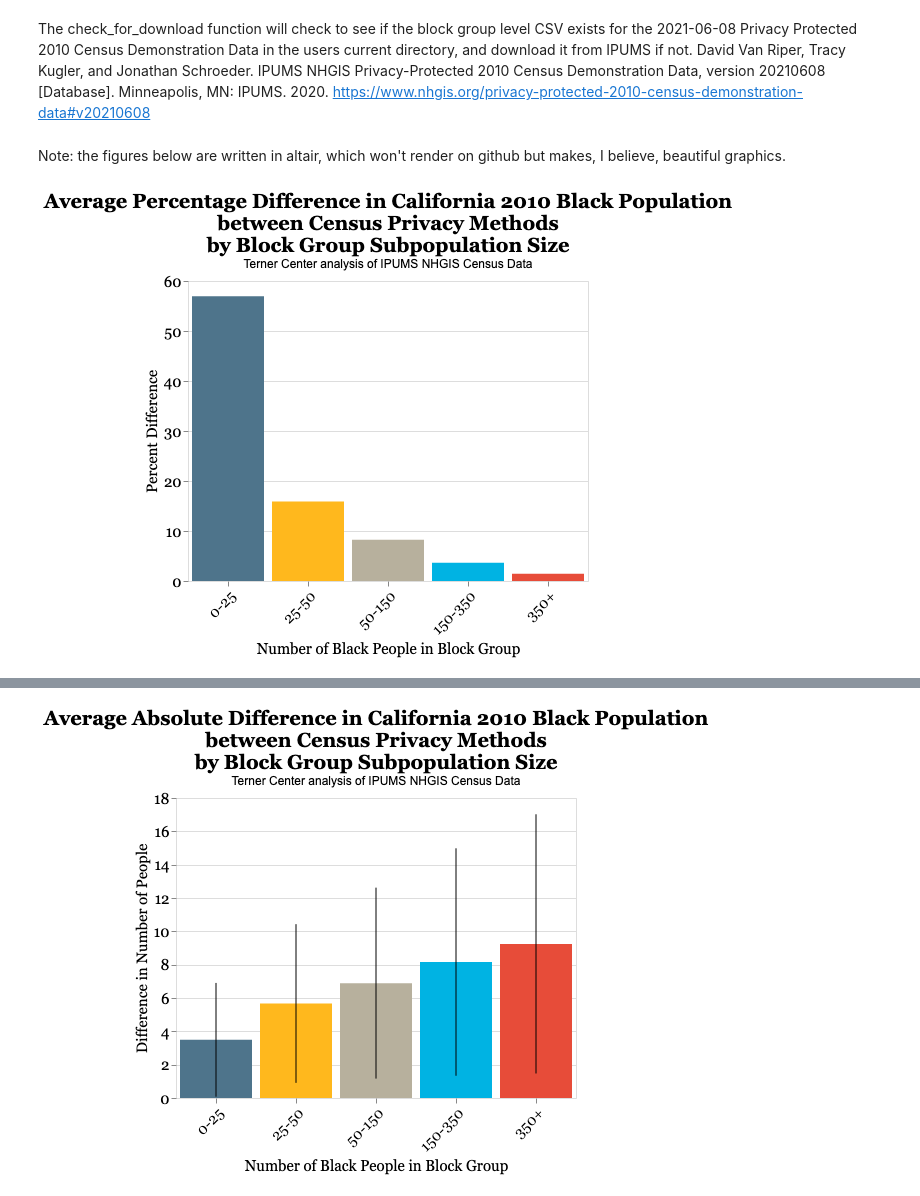
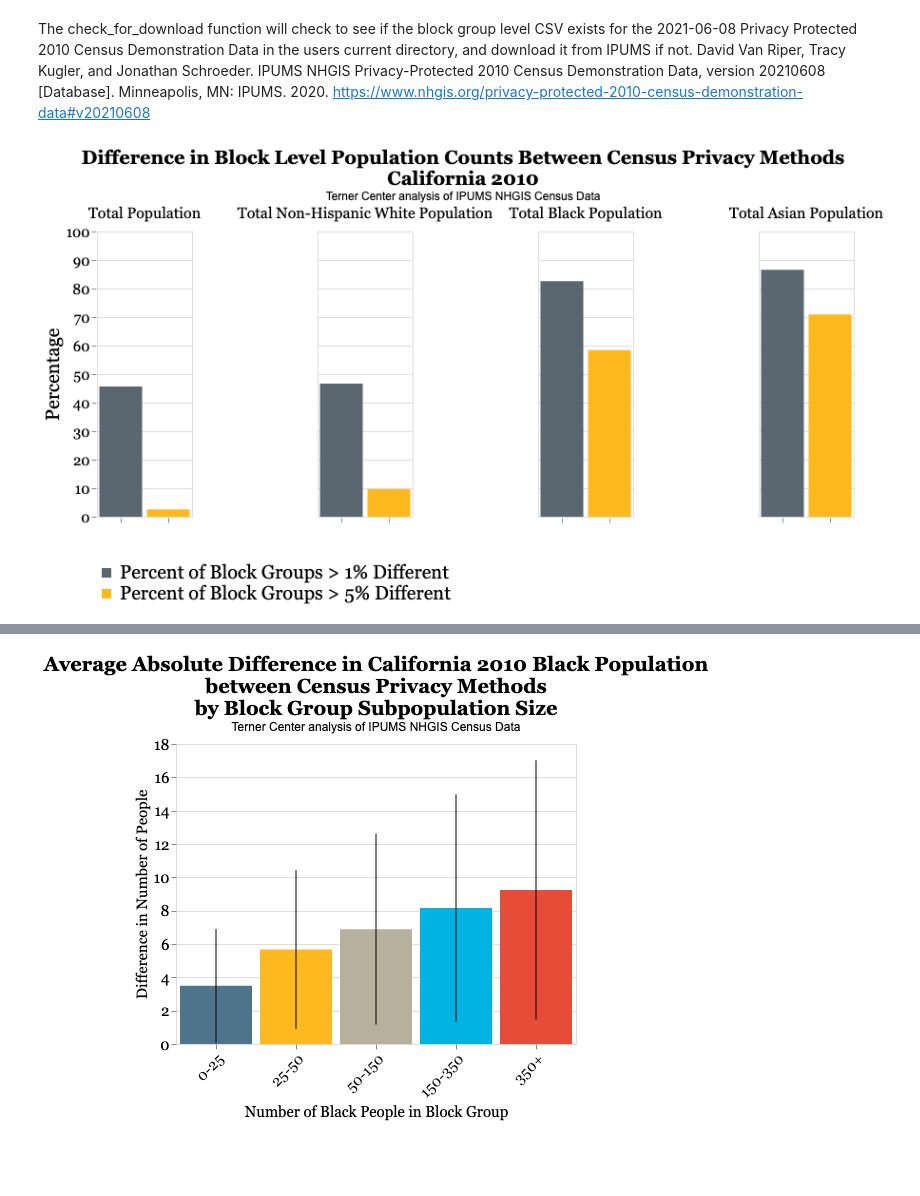
Before and after one commit to Terner-Center/2020_Census_Differential_Privacy, a Jupyter notebook: Differential_Privacy_Census_Final.ipynb, the cells around one changed output, grey strips where cells are left out. Drawn from its saved outputs; the diff is of its cells as text; code cells hidden in the pictures; blank space fills up the shorter version.

```diff
--- a/Differential_Privacy_Census_Final.ipynb
+++ b/Differential_Privacy_Census_Final.ipynb
@@ -101,5 +99,3 @@ cut_labels = ['0-25', '25-50', '50-150', "150-350","350+"]
 black_percent_change = check_thresholds(black,cut_bins,cut_labels,"Black")
 asian_percent_change = check_thresholds(asian,cut_bins,cut_labels,"Asian")
 nh_white_percent_change = check_thresholds(white,cut_bins,cut_labels,"Non-Hispanic White")
-# %% [markdown]
-Note: the figures below are written in altair, which won't render on github but makes, I believe, beautiful graphics.
@@ -108,14 +102,30 @@ Note: the figures below are written in altair, which won't render on github but
-# %%
-#figure 2
-alt.Chart(black_percent_change).mark_bar().encode(
-    alt.X('Population Bins:O',title="Number of Black People in Block Group", sort=['0-25', '25-50', '50-150', "150-350","350+"],axis=alt.Axis( labelAngle=-45)),
-    alt.Y('pct_change_absolute_value mean',title="Percent Difference"),color=alt.Color('Population Bins:O',title="",legend=None,scale=alt.Scale(domain=['0-25', '25-50', '50-150', "150-350","350+"],range=["#4E748B","#FFB81D","#B7B09D","#00B3E3","#E74C39"]))).properties(
-    title={
-      "text": ["Average Percentage Difference in California 2010 Black Population",
-               "between Census Privacy Methods"," by Block Group Subpopulation Size"],
-    "subtitle":["Terner Center analysis of IPUMS NHGIS Census Data"]}).configure_title(fontSize=20,anchor="middle",font="Georgia").configure_legend(direction="vertical",labelLimit= 0,titleLimit=0,titleFontSize=18,
-labelFontSize=20,labelFont="Georgia",titleFont="Georgia",orient="bottom").configure_axis(domain=False,labelFont='Georgia',titleFont='Georgia',titleFontWeight="normal",labelFontSize=15,titleFontSize=15).properties(
-    width=400
-)
-# %% [output]
-[figure, removed]
+# %%
+total["Population"] = "Total Population"
+black["Population"] = "Total Black Population"
+asian["Population"] = "Total Asian Population"
+white["Population"] = "Total Non-Hispanic White Population"
+overall = pd.concat([total, black, asian, white])
+#label block groups with deviations greater than X percent
+overall["Percent of Block Groups > 5% Different"] = np.where(overall["pct_change_absolute_value"]>5,1,0)
+overall["Percent of Block Groups > 1% Different"] = np.where(overall["pct_change_absolute_value"]>1,1,0)
+
+overall = overall[["Population","Percent of Block Groups > 5% Different","Percent of Block Groups > 1% Different"]].groupby("Population").mean().reset_index()
+overall[["Percent of Block Groups > 5% Different","Percent of Block Groups > 1% Different"]] = overall[["Percent of Block Groups > 5% Different","Percent of Block Groups > 1% Different"]]  * 100
+#reshape for graphing
+overall = overall.melt(id_vars="Population")
+# %%
+#Figure 1
+alt.Chart(overall).mark_bar().encode(
+    alt.X('variable:O',title=" ", axis=alt.Axis(labels=False)),
+    alt.Y('value',title="Percentage", scale=alt.Scale(domain=[0, 100])),color=alt.Color('variable:O',title="",scale=alt.Scale(domain=['Percent of Block Groups > 1% Different',"Percent of Block Groups > 5% Different"],
+                              range=['#5B6770','#FFB81D',])),
+    column=alt.Column('Population',title="",spacing=130,sort=['Total Population',"Total Non-Hispanic White Population","Total Black Population","Total Asian Population"], header=alt.Header(labelFontSize=16,labelFont="Georgia")),
+                    ).properties(
+    title={
+      "text": ["Difference in Block Level Population Counts Between Census Privacy Methods"," California 2010"],
+    "subtitle":["Terner Center analysis of IPUMS NHGIS Census Data"]}).configure_title(fontSize=20,anchor="middle",font="Georgia").configure_legend(direction="vertical",labelLimit= 0,titleLimit=0,titleFontSize=18,
+labelFontSize=20,labelFont="Georgia",titleFont="Georgia",orient="bottom").configure_axis(domain=False,labelFont='Georgia',titleFont='Georgia',titleFontWeight="normal",labelFontSize=15,titleFontSize=20).properties(
+    width=100
+)
+# %% [output]
+[figure, added]
```
Also changed, not shown: parts of 5 cells of this notebook.
